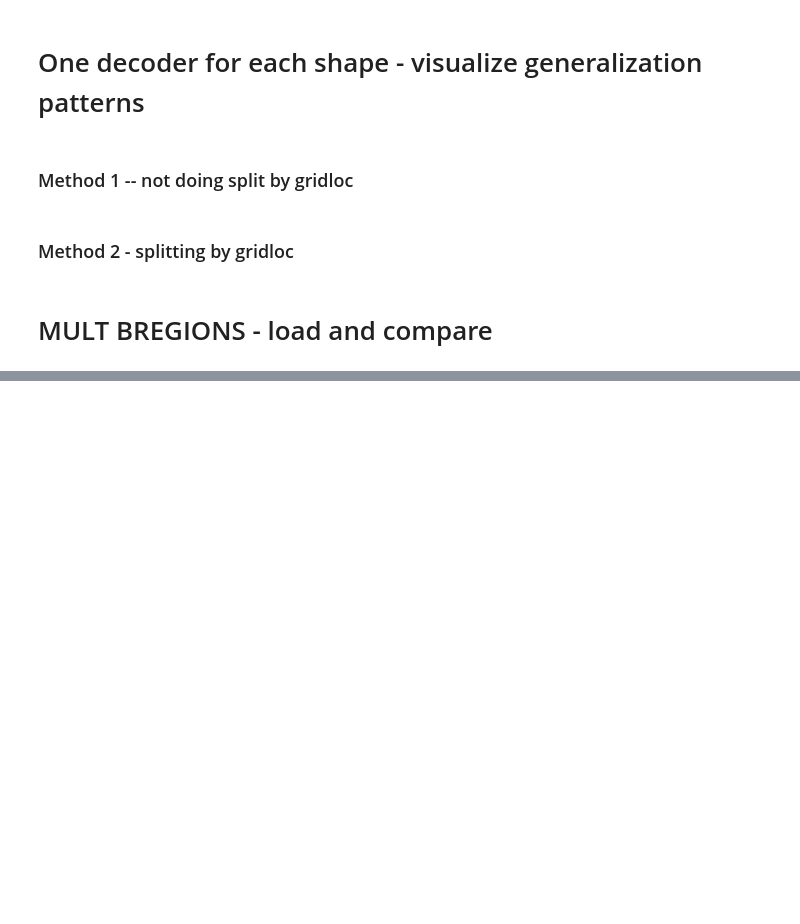
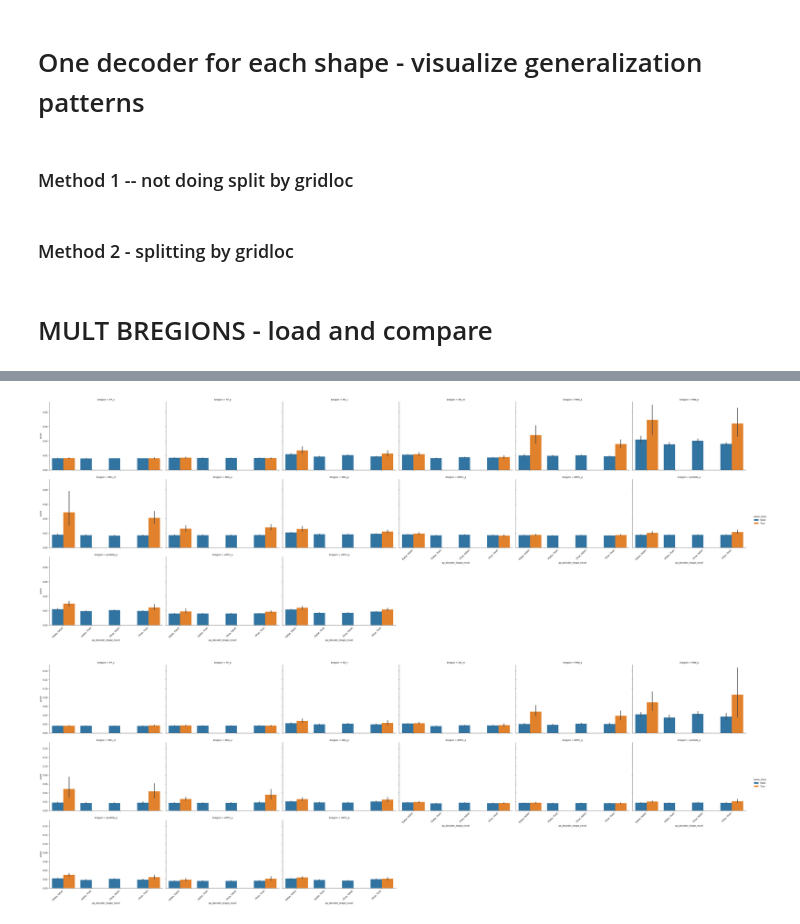
Before and after one commit to lucast4/neuralmonkey, a Jupyter notebook: neuralmonkey/notebooks_tutorials/240726_momentbymoment_decode_novel.ipynb, the cells around one changed output, grey strips where cells are left out. Saved outputs shown, nothing was run; the diff lists cells and outputs as text; code cells hidden in the pictures; blank space fills up the shorter version.

```diff
--- a/neuralmonkey/notebooks_tutorials/240726_momentbymoment_decode_novel.ipynb
+++ b/neuralmonkey/notebooks_tutorials/240726_momentbymoment_decode_novel.ipynb
@@ -388,0 +416,27 @@ for animal, date in [("Pancho", 240524), ("Diego", 240523)]:
+# %%
+# aggregate -- each datapt = (pa_class, decoder_class)
+from pythonlib.tools.pandastools import aggregGeneral
+DFSCORES_AGG = aggregGeneral(DFSCORES, ["pa_class", "decoder_class", "bregion", "twind"], ["score", "score_adjusted"], "all")
+# %%
+# Keep only shapes with n min data (for both pa and decoder class columns)
+dftmp = DFSCORES.groupby(["bregion", "twind", "pa_class", "decoder_class"]).size().reset_index()
+dftmp
+
+pa_class_keep =[]
+pa_class_remove = []
+n_min = 12
+for pa_class in dftmp["pa_class"].unique().tolist():
+    n1 = min(dftmp[dftmp["pa_class"] == pa_class][0])
+    n2 = max(dftmp[dftmp["pa_class"] == pa_class][0])
+    if n1<n_min:
+        pa_class_remove.append(pa_class)
+    else:
+        pa_class_keep.append(pa_class)
+
+print("Keeping these pa_class: ")
+for x in pa_class_keep:
+    print(x)
+DFSCORES_CLEAN = DFSCORES[(DFSCORES["pa_class"].isin(pa_class_keep)) & (DFSCORES["decoder_class"].isin(pa_class_keep))].reset_index(drop=True)
+DFSCORES_CLEAN_AGG = DFSCORES_AGG[(DFSCORES_AGG["pa_class"].isin(pa_class_keep)) & (DFSCORES_AGG["decoder_class"].isin(pa_class_keep))].reset_index(drop=True)
+
+print("Pruned from len: ", len(DFSCORES), " to ", len(DFSCORES_CLEAN))
@@ -388,0 +463,20 @@ for animal, date in [("Pancho", 240524), ("Diego", 240523)]:
+# %%
+import seaborn as sns
+from pythonlib.tools.snstools import rotateLabel
+
+### (2) Novel prims --> better generalization to other novel prims? (i.e., diff subspace for learned vs. novel)
+yvar = "score"
+for dfscores in [DFSCORES_AGG, DFSCORES_CLEAN_AGG]:
+
+    # fig = sns.catplot(data=dfscores, x="pa_class", y=yvar, hue="same_class", kind="bar", col="pa_decoder_shape_novel", aspect=1.5)
+    # rotateLabel(fig)
+    # savefig(fig, f"{savedir}/catplot-pa_class-2.pdf")
+
+    fig = sns.catplot(data=dfscores, x="pa_decoder_shape_novel", y=yvar, hue="same_class", kind="bar", aspect=1.5, col="bregion", col_wrap=6)
+    rotateLabel(fig)
+    # savefig(fig, f"{savedir}/catplot-pa_decoder_shape_novel-3.pdf")
+
+    # plt.close("all")
+# %% [output]
+[figure, added]
+[figure, added]
```
Also changed, not shown: parts of 15 cells of this notebook, 5 other files.
